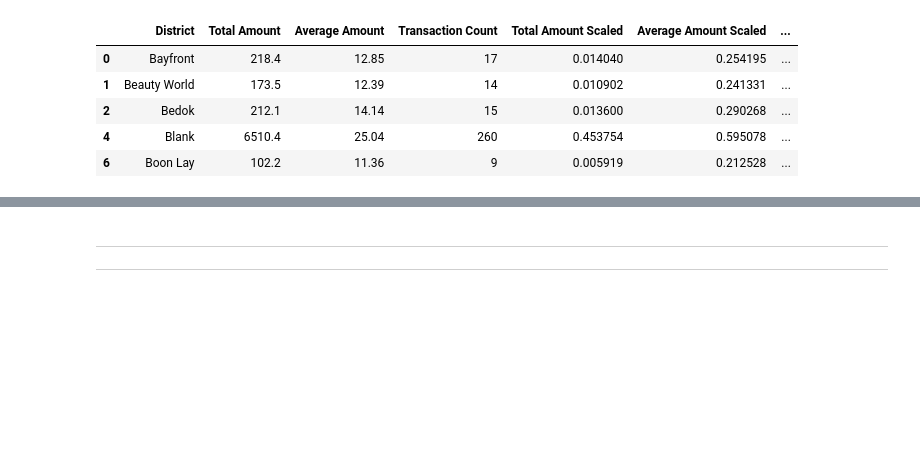
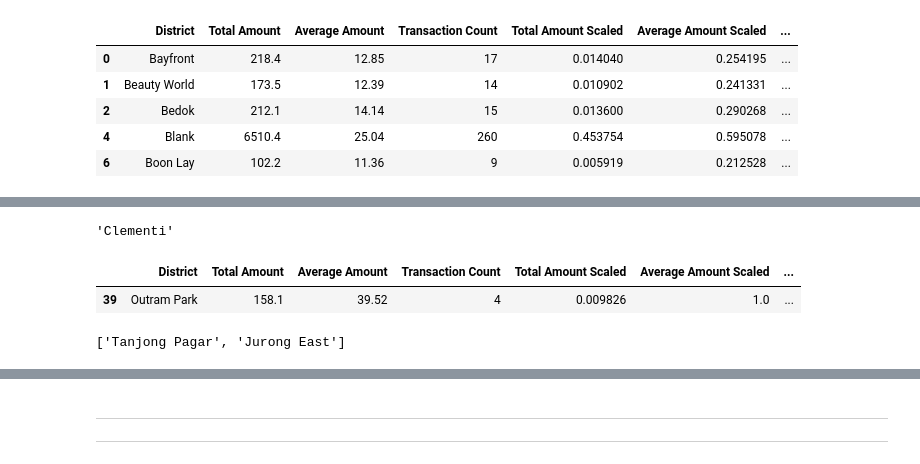
Before and after one commit to fawiyogo001/Paktolos, a Jupyter notebook: NOTEBOOKS/CASH_FLOW_DATA_ANALYSIS.ipynb, the cells around one changed output, grey strips where cells are left out. Saved outputs shown, nothing was run; the diff lists cells and outputs as text; code cells hidden in the pictures; blank space fills up the shorter version.

```diff
--- a/NOTEBOOKS/CASH_FLOW_DATA_ANALYSIS.ipynb
+++ b/NOTEBOOKS/CASH_FLOW_DATA_ANALYSIS.ipynb
@@ -1169,0 +1650,27 @@ Normalization provides better comparison for visualisation, however, it is worth
+# %%
+# Topmost Total Amount and Transaction Location
+TOP_N = 1
+TOP_N_TRANSACTION_LOCATION = LOCATION_AGG[LOCATION_AGG["District"] != "Blank"].sort_values(["Total Amount Scaled", "Transaction Count Scaled"], ascending=False).head(TOP_N)
+TOP_N_TRANSACTION_LOCATION["District"].to_list()[0]
+# %% [output]
+'Clementi'
+# %%
+# Topmost Average Amount but Bottommost Transaction Location
+TOP_N_AVG_AMOUNT_LOCATION = LOCATION_AGG[LOCATION_AGG["District"] != "Blank"].sort_values(["Average Amount Scaled", "Transaction Count Scaled"], ascending=[False, True]).head(TOP_N)
+TOP_N_AVG_AMOUNT_LOCATION
+# %% [output]
+|  | District | Total Amount | Average Amount | Transaction Count | Total Amount Scaled | Average Amount Scaled | ... |
+| 39 | Outram Park | 158.1 | 39.52 | 4 | 0.009826 | 1.0 | ... |
+# %%
+# Moderate Locations
+TARGET = 0.5
+LOCATION_AGG = LOCATION_AGG[LOCATION_AGG["District"] != "Blank"]
+LOCATION_AGG["Distance To Moderate"] = np.sqrt(
+    (LOCATION_AGG["Total Amount Scaled"] - TARGET) ** 2 +
+    (LOCATION_AGG["Average Amount Scaled"] - TARGET) ** 2 +
+    (LOCATION_AGG["Transaction Count Scaled"] - TARGET) ** 2
+)
+MODERATE_LOCATION_LIST = LOCATION_AGG.sort_values("Distance To Moderate", ascending=True).head(2)["District"].to_list()
+MODERATE_LOCATION_LIST
+# %% [output]
+['Tanjong Pagar', 'Jurong East']
```
Also changed, not shown: parts of 66 cells of this notebook, 24 other files.
